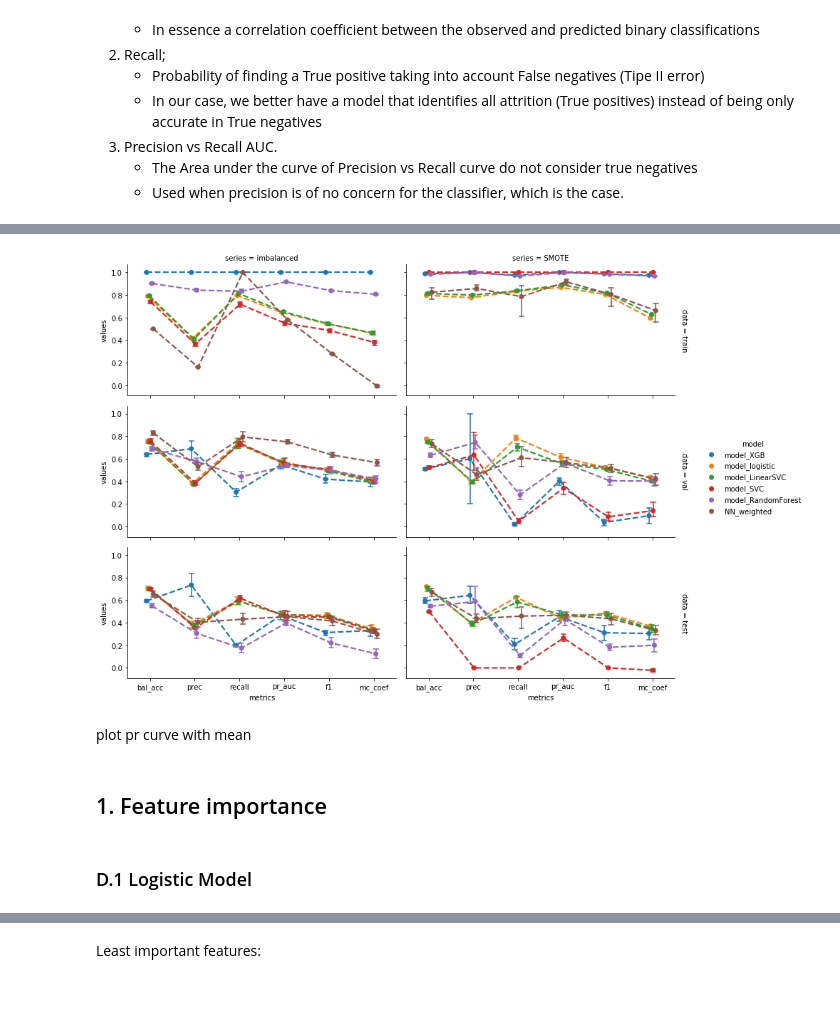
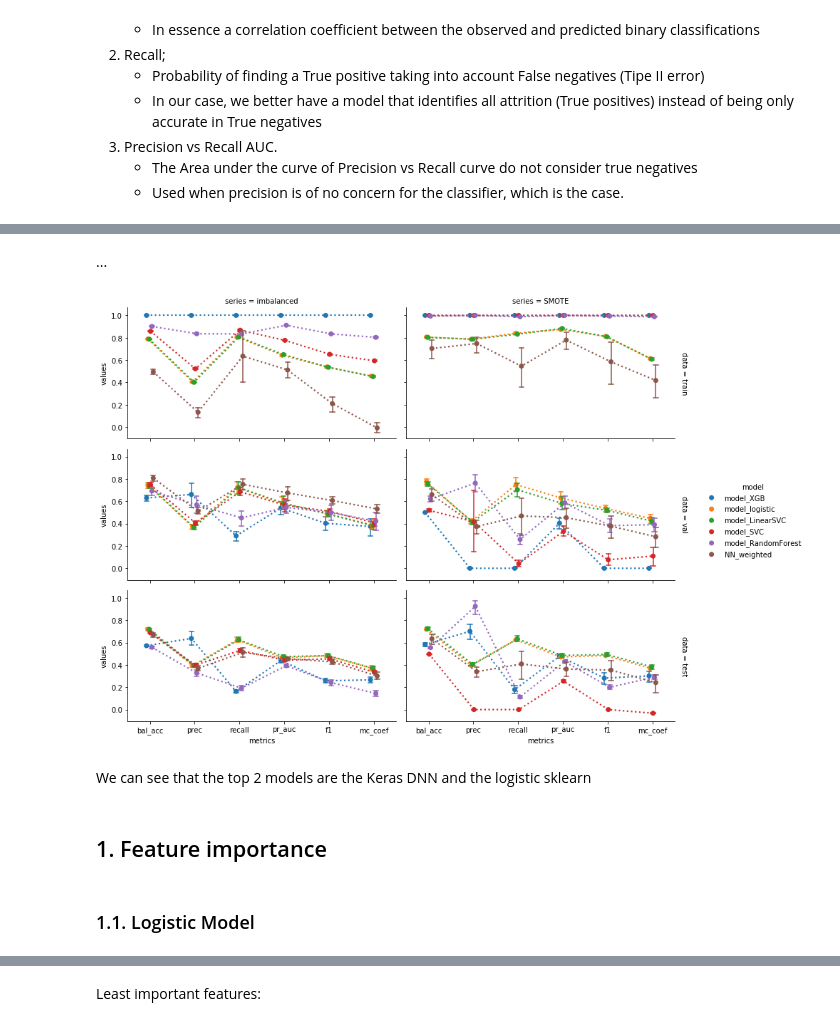
Before and after one commit to HenrikPereira/EDSBproject, a Jupyter notebook: Scripts/Data_models.ipynb, the cells around one changed output, grey strips where cells are left out. Saved outputs shown, nothing was run; the diff lists cells and outputs as text; code cells hidden in the pictures; blank space fills up the shorter version.

```diff
--- a/Scripts/Data_models.ipynb
+++ b/Scripts/Data_models.ipynb
@@ -1069,7 +1064,7 @@ learn_rate = optimizer.max['params']['learn_rate']
 l1_neurons = max(int(optimizer.max['params']['l1_neurons'])*2, 32)
 l2_neurons = max(int(optimizer.max['params']['l2_neurons'])*2, 2)
 l2_dropout = optimizer.max['params']['l2_dropout']
-BATCH_SIZE = max(int(optimizer.max['params']['BATCH_SIZE'])*64, 16)
+BATCH_SIZE = max(int(optimizer.max['params']['BATCH_SIZE'])*16, 16)
 
 tf.keras.backend.clear_session()
 # %% [markdown]
@@ -1181,7 +1170,7 @@ def fit_with_smote(
     # Discretize parameters
     l1_neurons = max(int(l1_neurons)*2, 32)
     l2_neurons = max(int(l2_neurons)*2, 2)
-    BATCH_SIZE = max(int(BATCH_SIZE)*64, 32)
+    BATCH_SIZE = max(int(BATCH_SIZE)*16, 16)
 
     model_keras_opt_smote = make_model(
         metrics = METRICS,
@@ -1215,6 +1204,7 @@ def fit_with_smote(
         verbose=0
     )
 
+    precision = scores[]
     tn = scores[5]
     tp = scores[6]
     fn = scores[7]
@@ -1222,5 +1212,5 @@ def fit_with_smote(
     numerator = (tp * tn + fp * fn)
     denominator = np.sqrt((tp + fp) * (tp + fn) * (tn + fp) * (tn + fn)) + 1e-7
     mc_coef = numerator / denominator
-    # The target score to maximize, in this case we think the best is mcc
+    # The target score to maximize, in this case we think the best is f1
     return scores[4]
@@ -1275,11 +1276,11 @@ with open('../logs/nn_opt_log.txt', 'a') as file:
     file.write('---------------------------------------------------------------- \n')
 file.close()
 # %%
-learn_rate = optimizer_smote.max['params']['learn_rate']
-l1_neurons = max(int(optimizer_smote.max['params']['l1_neurons'])*2, 32)
-l2_neurons = max(int(optimizer_smote.max['params']['l2_neurons'])*2, 2)
-l2_dropout = optimizer_smote.max['params']['l2_dropout']
-BATCH_SIZE = max(int(optimizer_smote.max['params']['BATCH_SIZE'])*64, 16)
+learn_rate_smote = optimizer_smote.max['params']['learn_rate']
+l1_neurons_smote = max(int(optimizer_smote.max['params']['l1_neurons'])*2, 32)
+l2_neurons_smote = max(int(optimizer_smote.max['params']['l2_neurons'])*2, 2)
+l2_dropout_smote = optimizer_smote.max['params']['l2_dropout']
+BATCH_SIZE_smote = max(int(optimizer_smote.max['params']['BATCH_SIZE'])*16, 16)
 
 tf.keras.backend.clear_session()
 # %% [markdown]
@@ -1303,15 +1304,29 @@ for index, (train_indices, val_indices) in enumerate(skf.split(train_features_v,
     #Loss with correct initialization and saving of bias onto model
     neg_nn, pos_nn = np.bincount(ytrain_SMOTE)
     initial_bias = np.log([pos_nn/neg_nn])
-    model_keras_smote = make_model(output_bias = initial_bias)
-    results = model_keras_smote.evaluate(xtrain, ytrain, batch_size=BATCH_SIZE, verbose=0)
+
+    model_keras_smote = make_model(
+        metrics = METRICS,
+        output_bias= initial_bias,
+        learn_rate= learn_rate_smote,
+        l1_neurons= l1_neurons_smote,
+        l2_neurons= l2_neurons_smote,
+        input_shape = X.shape[-1:],
+        l2_dropout= l2_dropout_smote
+    )
+
+    results = model_keras_smote.evaluate(
+        xtrain,
+        ytrain,
+        batch_size=BATCH_SIZE_smote,
+        verbose=0)
     initial_weights = os.path.join(tempfile.mkdtemp(),'initial_weights')
     model_keras_smote.save_weights(initial_weights)
 
     baseline_history_smote = model_keras_smote.fit(
         xtrain_SMOTE,
         ytrain_SMOTE,
-        batch_size=BATCH_SIZE,
+        batch_size=BATCH_SIZE_smote,
         epochs=EPOCHS,
         callbacks = callback,
         validation_data=(xval, yval),
@@ -1320,12 +1335,12 @@ for index, (train_indices, val_indices) in enumerate(skf.split(train_features_v,
     model_keras_smote_history.append(baseline_history_smote)
     m_summary = save_metrics(
         m_summary, 'NN_weighted', ytrain_SMOTE, model_keras_smote.predict_classes(xtrain_SMOTE), model_keras_smote.predict_proba(xtrain_SMOTE),
-        batch_size=BATCH_SIZE, split_data='train', series='SMOTE')
+        batch_size=BATCH_SIZE_smote, split_data='train', series='SMOTE')
     m_summary = save_metrics(
         m_summary, 'NN_weighted', yval, model_keras_smote.predict_classes(xval), model_keras_smote.predict_proba(xval),
-        batch_size=BATCH_SIZE, split_data='val', series='SMOTE')
+        batch_size=BATCH_SIZE_smote, split_data='val', series='SMOTE')
     m_summary = save_metrics(
         m_summary, 'NN_weighted', test_labels, model_keras_smote.predict_classes(test_features), model_keras_smote.predict_proba(test_features),
-        batch_size=BATCH_SIZE, split_data='test', series='SMOTE')
+        batch_size=BATCH_SIZE_smote, split_data='test', series='SMOTE')
 print(' ...Done')
 # %% [output]
@@ -1440,3 +1516,5 @@ m_summary[m_summary['data'] == 'val'].groupby(['model', 'data', 'series']).mean(
+# %% [markdown]
+...
 # %%
 m_summary_melted = pd.melt(
     m_summary,
@@ -1452,40 +1530,40 @@ m_summary_melted.to_csv('../logs/metrics_summary_melted.csv')
 # %%
 sb.catplot(
     y='values',
     x='metrics',
     hue='model',
     data=m_summary_melted[m_summary_melted.metrics.isin(['bal_acc', 'prec', 'recall', 'pr_auc', 'f1', 'mc_coef'])],
     col='series',
     row='data',
     estimator= np.mean,
     ci=95,
     n_boot=1000,
     kind='point',
     height=3,
     aspect=2,
     palette='tab10',
     legend=True,
     legend_out=True,
     sharex=True,
     sharey=True,
     margin_titles=True,
     **{
-        'linestyles':'--',
+        'linestyles':':',
         'scale':0.8,
         'dodge':True,
         'capsize':0.1,
         'errwidth':1.5
     }
 )
 plt.show()
 # %% [output]
-[figure, old version]
+[figure, new version]
-# %% [markdown]
-plot pr curve with mean
+# %% [markdown]
+We can see that the top 2 models are the Keras DNN and the logistic sklearn
 # %% [markdown]
 ## 1. Feature importance
 # %% [markdown]
-### D.1 Logistic Model
+### 1.1. Logistic Model
 # %%
 from scipy import stats
 params = np.append(model_logistic.intercept_,model_logistic.coef_)
```
Also changed, not shown: parts of 69 cells of this notebook, 8 other files.
